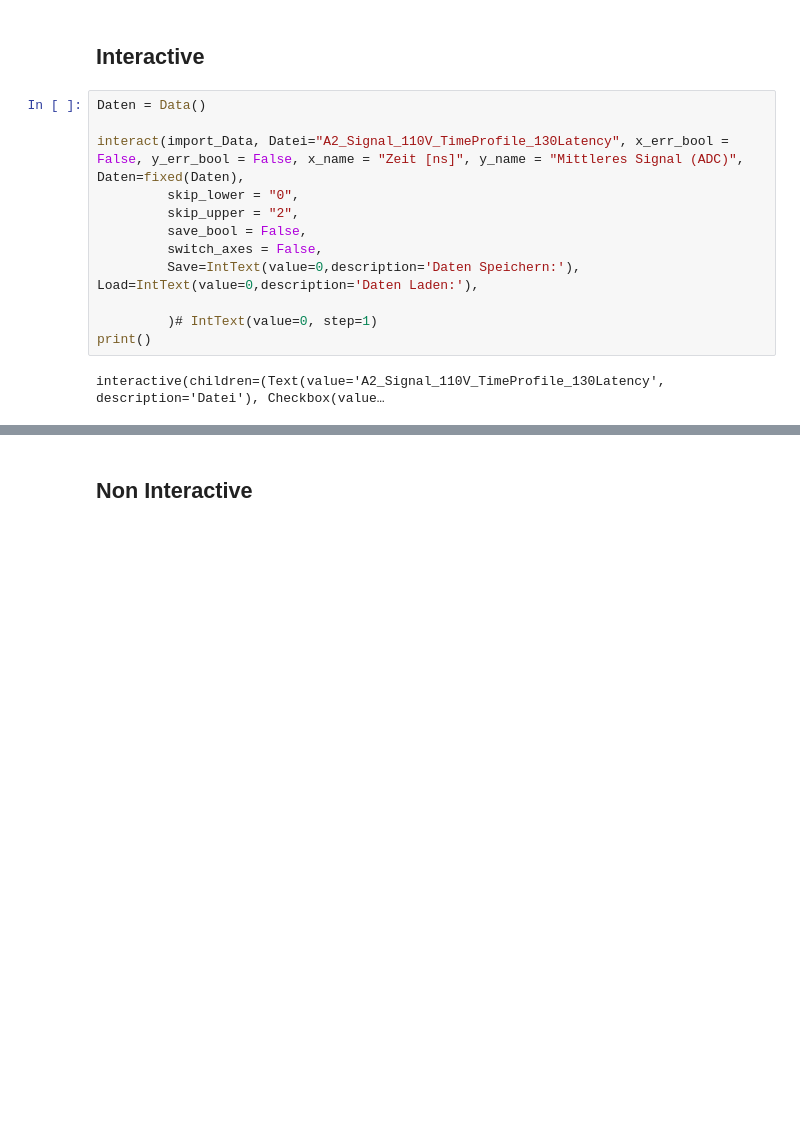
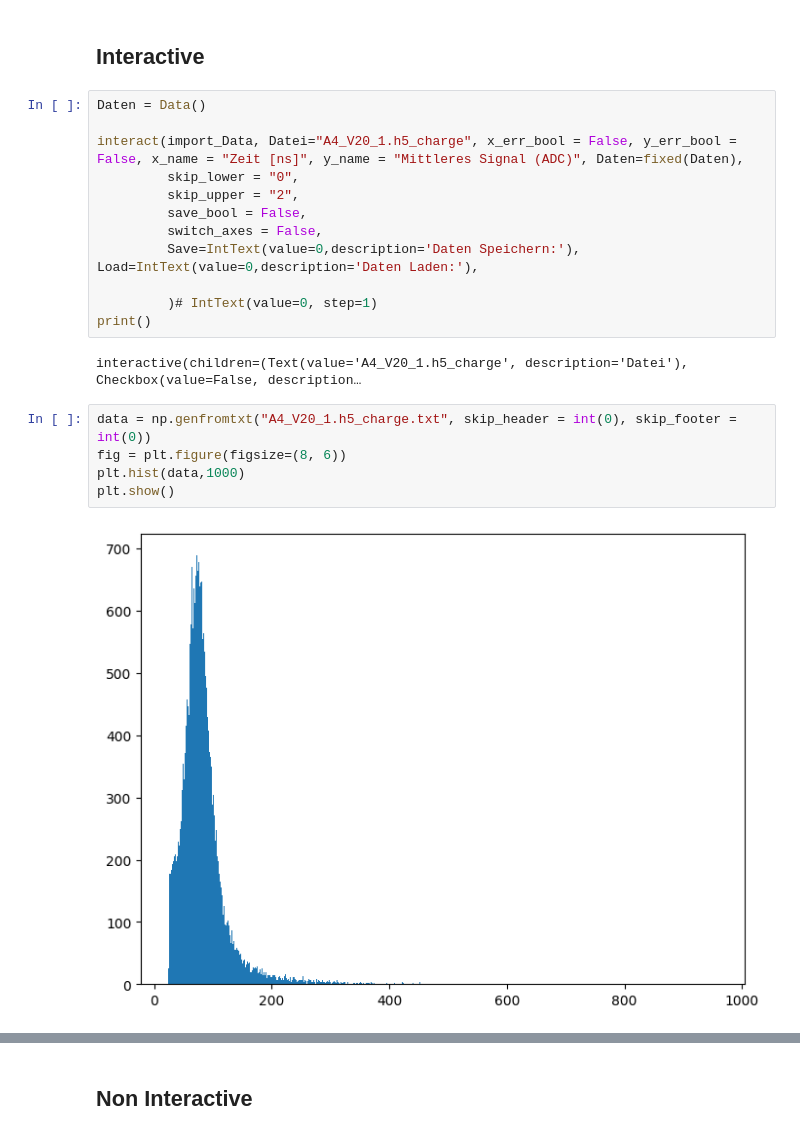
Before and after one commit to TimLockstedt/MP, a Jupyter notebook: FP14/JanTim/A4/Plott_var_func_Manuell.ipynb, the cells around one changed output, grey strips where cells are left out. Cells and saved outputs as stored; diff of their text form; blank space fills up the shorter version.

```diff
--- a/FP14/JanTim/A4/Plott_var_func_Manuell.ipynb
+++ b/FP14/JanTim/A4/Plott_var_func_Manuell.ipynb
@@ -251,7 +320,7 @@ NameError: name 'show_plot' is not defined
 # %%
 Daten = Data()
 
-interact(import_Data, Datei="A2_Signal_110V_TimeProfile_130Latency", x_err_bool = False, y_err_bool = False, x_name = "Zeit [ns]", y_name = "Mittleres Signal (ADC)", Daten=fixed(Daten),
+interact(import_Data, Datei="A4_V20_1.h5_charge", x_err_bool = False, y_err_bool = False, x_name = "Zeit [ns]", y_name = "Mittleres Signal (ADC)", Daten=fixed(Daten),
          skip_lower = "0",
          skip_upper = "2",
          save_bool = False,
@@ -261,4 +330,11 @@ interact(import_Data, Datei="A2_Signal_110V_TimeProfile_130Latency", x_err_bool
          )# IntText(value=0, step=1)
 print()
 # %% [output]
-interactive(children=(Text(value='A2_Signal_110V_TimeProfile_130Latency', description='Datei'), Checkbox(value…
+interactive(children=(Text(value='A4_V20_1.h5_charge', description='Datei'), Checkbox(value=False, description…
+# %%
+data = np.genfromtxt("A4_V20_1.h5_charge.txt", skip_header = int(0), skip_footer = int(0))
+fig = plt.figure(figsize=(8, 6))
+plt.hist(data,1000)
+plt.show()
+# %% [output]
+[figure, added]
```
Also changed, not shown: parts of 11 cells of this notebook, 9 other files.
